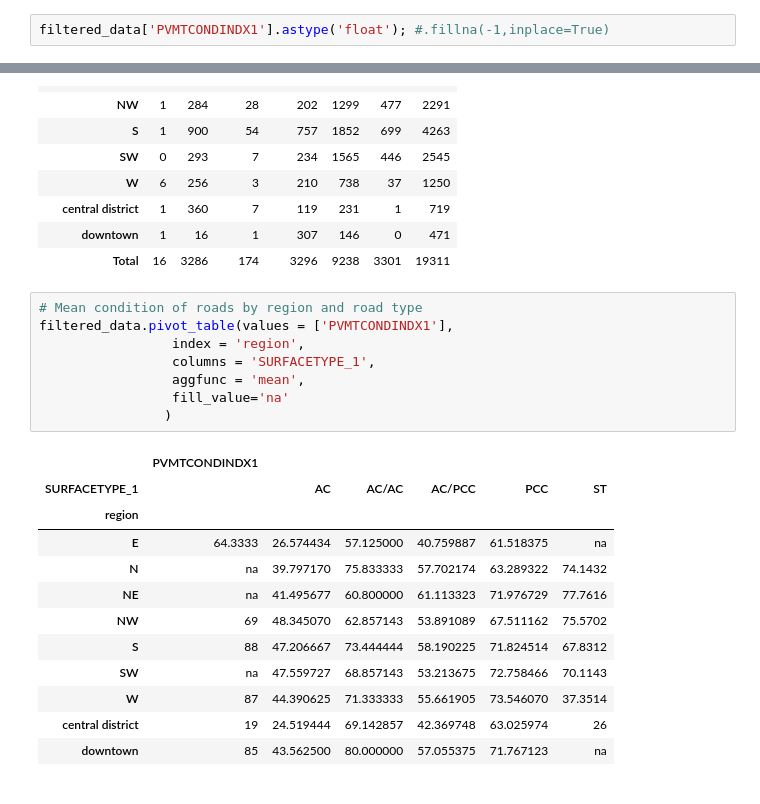
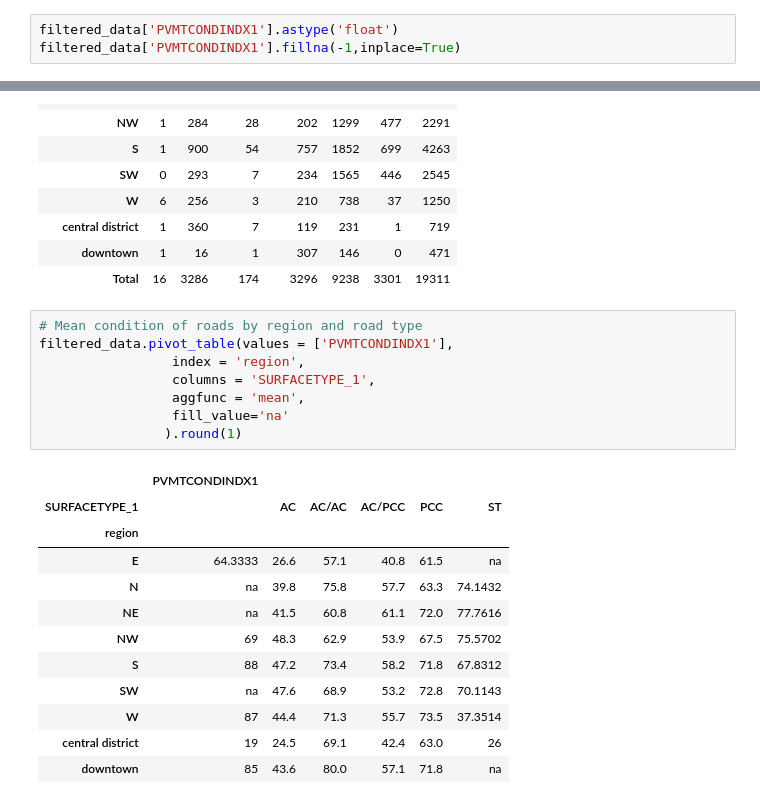
Before and after one commit to pcwright1/DATA-512-Final-Project, a Jupyter notebook: Data512 Final Project Notebook.ipynb, the cells around one changed output, grey strips where cells are left out. Saved outputs shown, nothing was run; the diff lists cells and outputs as text.

```diff
--- a/Data512 Final Project Notebook.ipynb
+++ b/Data512 Final Project Notebook.ipynb
@@ -383,4 +407,5 @@ filtered_data = data[data['condition']>0]
 # %% [markdown]
 We must change the type of the PVMTCONDINDX1 column so we can perform statistics on the float values.
 # %%
-filtered_data['PVMTCONDINDX1'].astype('float'); #.fillna(-1,inplace=True)
+filtered_data['PVMTCONDINDX1'].astype('float')
+filtered_data['PVMTCONDINDX1'].fillna(-1,inplace=True)
@@ -487,21 +517,21 @@ filtered_data.pivot_table(values = 'STNAME_ORD',
 # %%
 # Mean condition of roads by region and road type
 filtered_data.pivot_table(values = ['PVMTCONDINDX1'],
                  index = 'region',
                  columns = 'SURFACETYPE_1',
                  aggfunc = 'mean',
                  fill_value='na'
-                )
+                ).round(1)
 # %% [output]
 |  | PVMTCONDINDX1 |  |  |  |  |  |
 | SURFACETYPE_1 |  | AC | AC/AC | AC/PCC | PCC | ST |
 | region |  |  |  |  |  |  |
-| E | 64.3333 | 26.574434 | 57.125000 | 40.759887 | 61.518375 | na |
-| N | na | 39.797170 | 75.833333 | 57.702174 | 63.289322 | 74.1432 |
-| NE | na | 41.495677 | 60.800000 | 61.113323 | 71.976729 | 77.7616 |
-| NW | 69 | 48.345070 | 62.857143 | 53.891089 | 67.511162 | 75.5702 |
-| S | 88 | 47.206667 | 73.444444 | 58.190225 | 71.824514 | 67.8312 |
-| SW | na | 47.559727 | 68.857143 | 53.213675 | 72.758466 | 70.1143 |
-| W | 87 | 44.390625 | 71.333333 | 55.661905 | 73.546070 | 37.3514 |
-| central district | 19 | 24.519444 | 69.142857 | 42.369748 | 63.025974 | 26 |
-| downtown | 85 | 43.562500 | 80.000000 | 57.055375 | 71.767123 | na |
+| E | 64.3333 | 26.6 | 57.1 | 40.8 | 61.5 | na |
+| N | na | 39.8 | 75.8 | 57.7 | 63.3 | 74.1432 |
+| NE | na | 41.5 | 60.8 | 61.1 | 72.0 | 77.7616 |
+| NW | 69 | 48.3 | 62.9 | 53.9 | 67.5 | 75.5702 |
+| S | 88 | 47.2 | 73.4 | 58.2 | 71.8 | 67.8312 |
+| SW | na | 47.6 | 68.9 | 53.2 | 72.8 | 70.1143 |
+| W | 87 | 44.4 | 71.3 | 55.7 | 73.5 | 37.3514 |
+| central district | 19 | 24.5 | 69.1 | 42.4 | 63.0 | 26 |
+| downtown | 85 | 43.6 | 80.0 | 57.1 | 71.8 | na |
```
Also changed, not shown: parts of 7 cells of this notebook, 1 other file.
